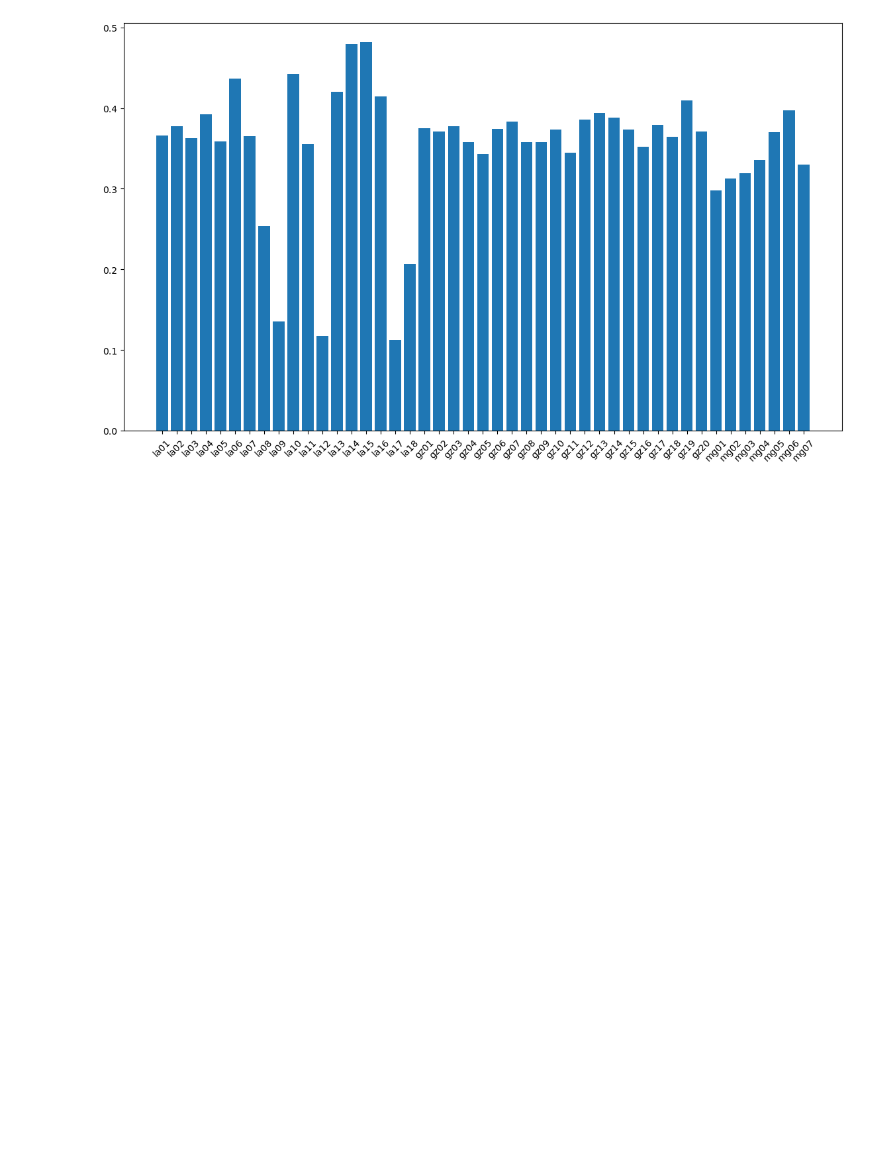
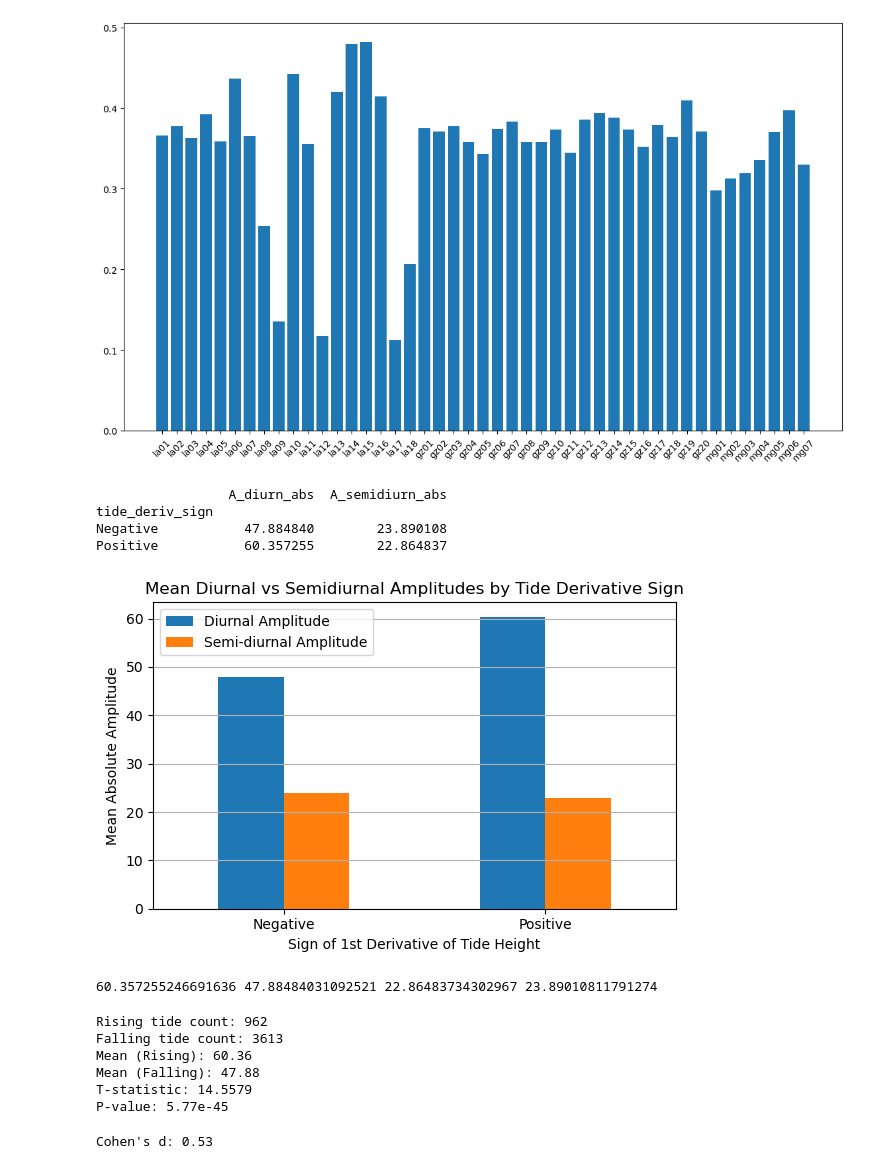
Before and after one commit to MinesGlaciology/whillans-surf, a Jupyter notebook: notebooks/SURF/Time until next evt prediction/EDA.ipynb, the cells around one changed output. Drawn from its saved outputs; the diff is of its cells as text; code cells hidden in the pictures; blank space fills up the shorter version.

```diff
--- a/notebooks/SURF/Time until next evt prediction/EDA.ipynb
+++ b/notebooks/SURF/Time until next evt prediction/EDA.ipynb
@@ -226,3 +189,33 @@ plt.xticks(rotation=45)
   Text(43, 0, 'mg06'),
   Text(44, 0, 'mg07')])
 [figure]
+# %%
+# Taking absolute value
+df['A_diurn_abs'] = df['A_diurn'].abs()
+df['A_semidiurn_abs'] = df['A_semidiurn'].abs()
+
+# new column for tide_deriv sign
+df['tide_deriv_sign'] = df['tide_deriv'].apply(lambda x: 'Positive' if x > 0 else 'Negative')
+
+# Group and compute mean amplitudes
+mean_amps = df.groupby('tide_deriv_sign')[['A_diurn_abs', 'A_semidiurn_abs']].mean()
+print(mean_amps)
+mean_amps.columns = ['Diurnal Amplitude', 'Semi-diurnal Amplitude']
+# %% [output]
+                 A_diurn_abs  A_semidiurn_abs
+tide_deriv_sign
+Negative           47.884840        23.890108
+Positive           60.357255        22.864837
+# %%
+
+mean_amps.plot(kind='bar', figsize=(6, 4))
+plt.title('Mean Diurnal vs Semidiurnal Amplitudes by Tide Derivative Sign')
+plt.ylabel('Mean Absolute Amplitude')
+plt.xlabel("Sign of 1st Derivative of Tide Height")
+plt.xticks(rotation=0)
+plt.grid(True, axis='y')
+mean_amps.columns = ['Diurnal Amplitude', 'Semi-diurnal Amplitude']
+plt.tight_layout()
+plt.show()
+# %% [output]
+[figure, new version]
@@ -228,0 +232,4 @@ plt.xticks(rotation=45)
+# %%
+print(diurn_rising, diurn_falling, semi_rising, semi_falling)
+# %% [output]
+60.357255246691636 47.88484031092521 22.86483734302967 23.89010811791274
@@ -228,0 +242,32 @@ plt.xticks(rotation=45)
+# %%
+# t-test
+t_stat, p_val = ttest_ind(rising_diurn, falling_diurn, equal_var=False)
+
+# Print results
+print(f"Rising tide count: {len(rising_diurn)}")
+print(f"Falling tide count: {len(falling_diurn)}")
+print(f"Mean (Rising): {rising_diurn.mean():.2f}")
+print(f"Mean (Falling): {falling_diurn.mean():.2f}")
+print(f"T-statistic: {t_stat:.4f}")
+print(f"P-value: {p_val:.2e}")  # scientific notation
+# %% [output]
+Rising tide count: 962
+Falling tide count: 3613
+Mean (Rising): 60.36
+Mean (Falling): 47.88
+T-statistic: 14.5579
+P-value: 5.77e-45
+# %%
+# Compute means and standard deviations
+mean1, mean2 = rising_diurn.mean(), falling_diurn.mean()
+std1, std2 = rising_diurn.std(), falling_diurn.std()
+n1, n2 = len(rising_diurn), len(falling_diurn)
+
+# Pooled standard deviation
+pooled_std = np.sqrt(((std1**2) + (std2**2)) / 2)
+
+# Cohen's d
+cohen_d = (mean1 - mean2) / pooled_std
+print(f"Cohen's d: {cohen_d:.2f}")
+# %% [output]
+Cohen's d: 0.53
```
Also changed, not shown: parts of 8 cells of this notebook, 28 other files.
